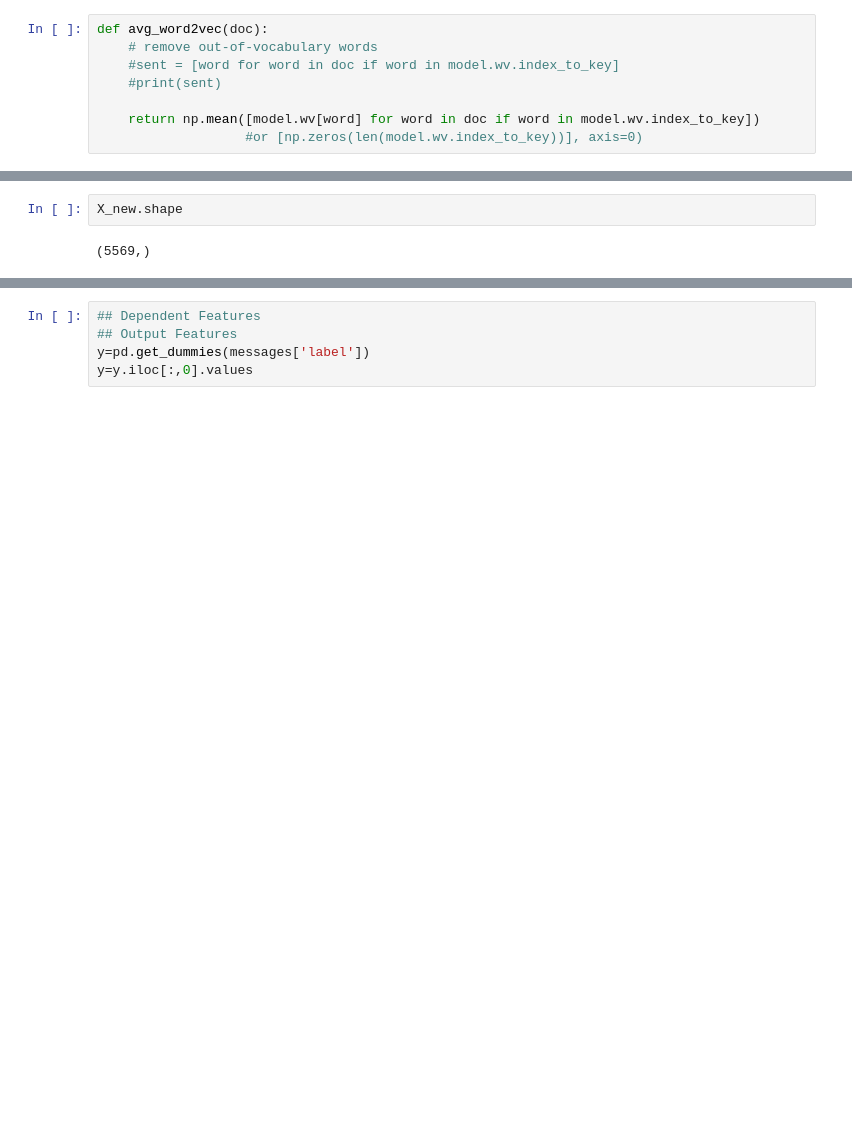
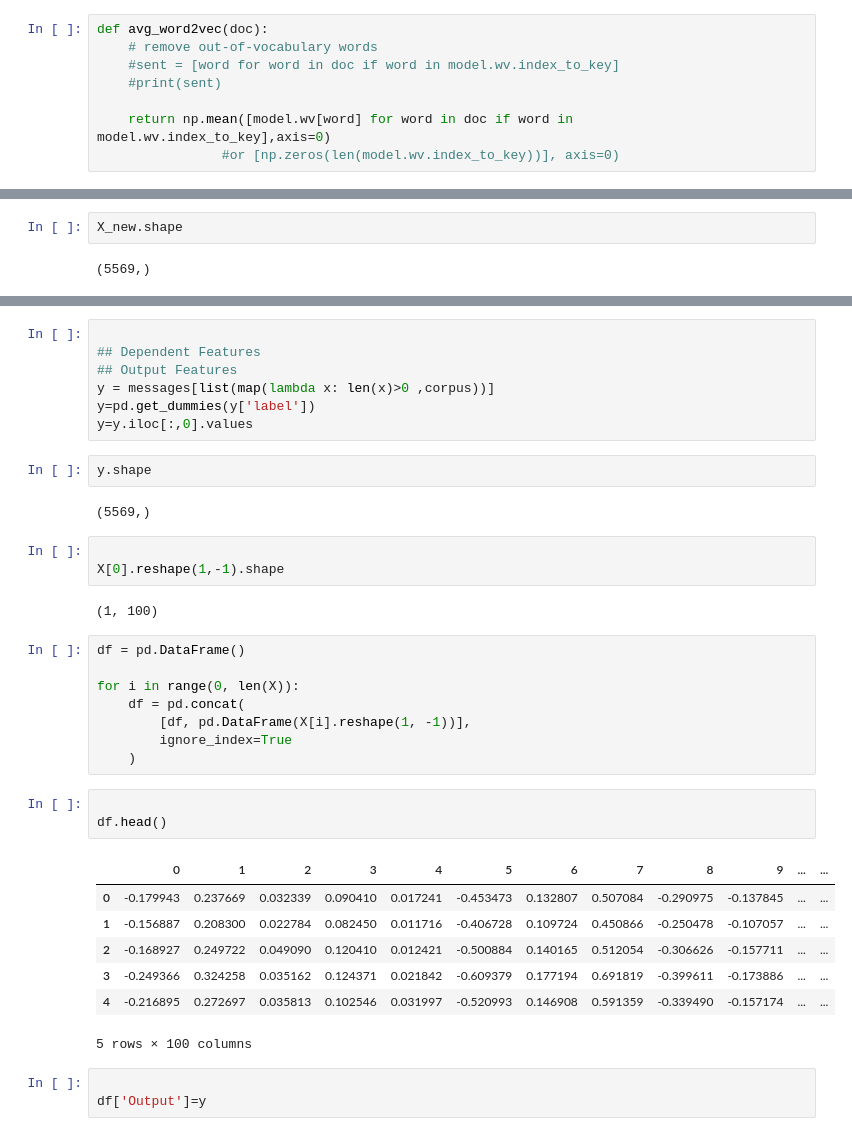
Before and after one commit to akkiyolo/Mapping-The-ML-journey, a Jupyter notebook: 36-Natural Language processing/11-spam_ham_word2vec.ipynb, the cells around one changed output, grey strips where cells are left out. Saved outputs shown, nothing was run; the diff lists cells and outputs as text; blank space fills up the shorter version.

```diff
--- a/36-Natural Language processing/11-spam_ham_word2vec.ipynb
+++ b/36-Natural Language processing/11-spam_ham_word2vec.ipynb
@@ -208,8 +192,8 @@ def avg_word2vec(doc):
     #sent = [word for word in doc if word in model.wv.index_to_key]
     #print(sent)
 
-    return np.mean([model.wv[word] for word in doc if word in model.wv.index_to_key])
-                   #or [np.zeros(len(model.wv.index_to_key))], axis=0)
+    return np.mean([model.wv[word] for word in doc if word in model.wv.index_to_key],axis=0)
+                #or [np.zeros(len(model.wv.index_to_key))], axis=0)
 # %%
 !pip install tqdm
 # %% [output]
@@ -264,5 +232,38 @@ X_new[0].shape
 # %%
+
 ## Dependent Features
 ## Output Features
-y=pd.get_dummies(messages['label'])
+y = messages[list(map(lambda x: len(x)>0 ,corpus))]
+y=pd.get_dummies(y['label'])
 y=y.iloc[:,0].values
+# %%
+y.shape
+# %% [output]
+(5569,)
+# %%
+
+X[0].reshape(1,-1).shape
+# %% [output]
+(1, 100)
+# %%
+df = pd.DataFrame()
+
+for i in range(0, len(X)):
+    df = pd.concat(
+        [df, pd.DataFrame(X[i].reshape(1, -1))],
+        ignore_index=True
+    )
+# %%
+
+df.head()
+# %% [output]
+|  | 0 | 1 | 2 | 3 | 4 | 5 | 6 | 7 | 8 | 9 | ... | ... |
+| 0 | -0.179943 | 0.237669 | 0.032339 | 0.090410 | 0.017241 | -0.453473 | 0.132807 | 0.507084 | -0.290975 | -0.137845 | ... | ... |
+| 1 | -0.156887 | 0.208300 | 0.022784 | 0.082450 | 0.011716 | -0.406728 | 0.109724 | 0.450866 | -0.250478 | -0.107057 | ... | ... |
+| 2 | -0.168927 | 0.249722 | 0.049090 | 0.120410 | 0.012421 | -0.500884 | 0.140165 | 0.512054 | -0.306626 | -0.157711 | ... | ... |
+| 3 | -0.249366 | 0.324258 | 0.035162 | 0.124371 | 0.021842 | -0.609379 | 0.177194 | 0.691819 | -0.399611 | -0.173886 | ... | ... |
+| 4 | -0.216895 | 0.272697 | 0.035813 | 0.102546 | 0.031997 | -0.520993 | 0.146908 | 0.591359 | -0.339490 | -0.157174 | ... | ... |
+5 rows × 100 columns
+# %%
+
+df['Output']=y
```
Also changed, not shown: parts of 20 cells of this notebook.
